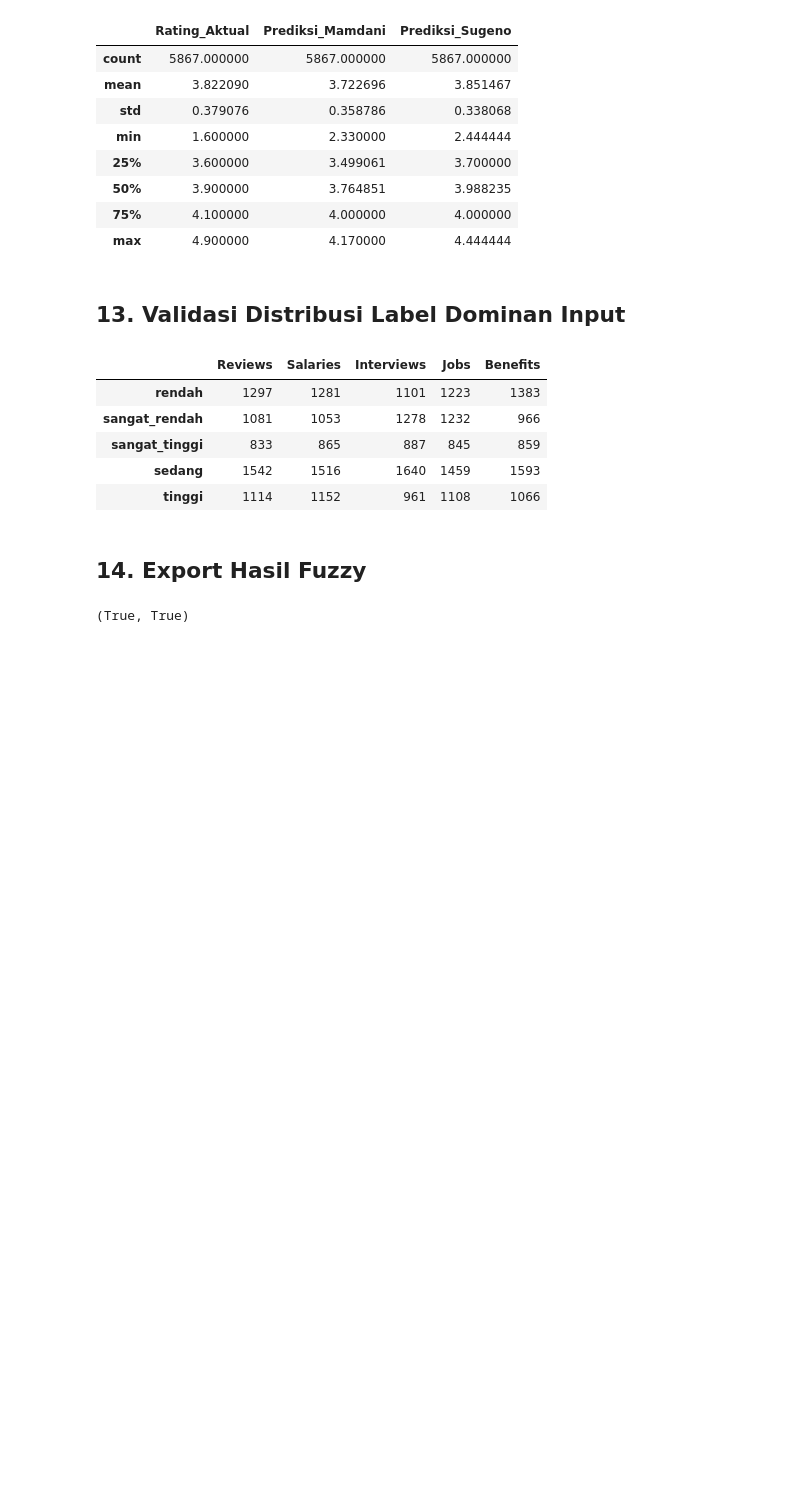
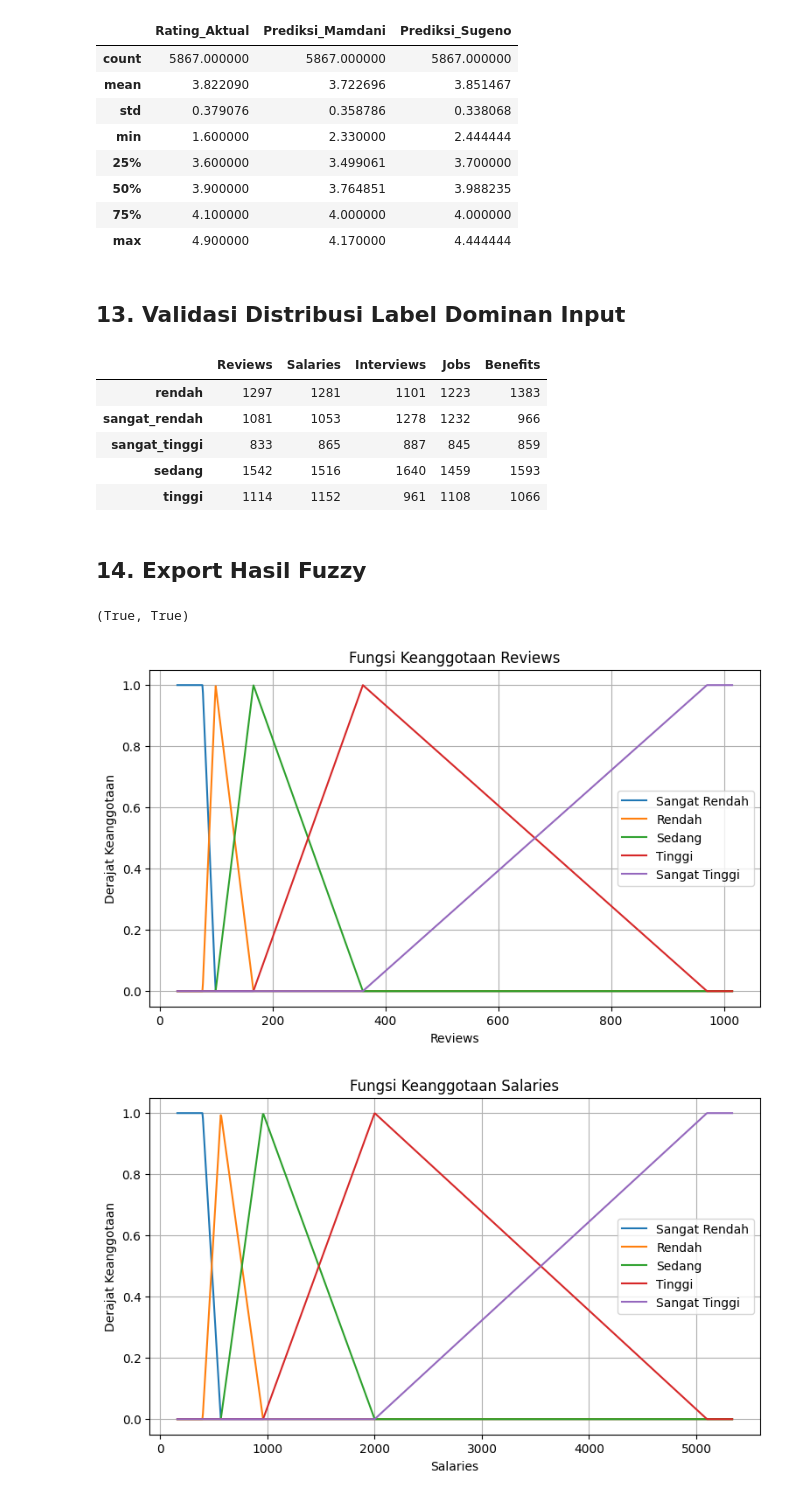
Before and after one commit to aariffaqiih/CAK2HAB3-DASAR-KECERDASAN-ARTIFISIAL, a Jupyter notebook: TUGAS BESAR/FF (2).ipynb, the cells around one changed output. Drawn from its saved outputs; the diff is of its cells as text; code cells hidden in the pictures; blank space fills up the shorter version.

```diff
--- a/TUGAS BESAR/FF (2).ipynb
+++ b/TUGAS BESAR/FF (2).ipynb
@@ -537,3 +538,44 @@ hasil_evaluasi.to_csv('evaluasi_fuzzy_final_fix.csv', index=False)
 Path('hasil_prediksi_fuzzy_final_fix.csv').exists(), Path('evaluasi_fuzzy_final_fix.csv').exists()
 # %% [output]
 (True, True)
+# %%
+def plot_fuzzy_variable(nama_variabel, params, x_min=None, x_max=None, jumlah_titik=1000):
+    semua_batas = []
+
+    for p in params.values():
+        semua_batas.extend(p[1:])
+
+    if x_min is None:
+        x_min = min(semua_batas)
+
+    if x_max is None:
+        x_max = max(semua_batas)
+
+    rentang = x_max - x_min
+    x_min_plot = x_min - 0.05 * rentang
+    x_max_plot = x_max + 0.05 * rentang
+
+    x = np.linspace(x_min_plot, x_max_plot, jumlah_titik)
+
+    plt.figure(figsize=(9, 5))
+
+    for label, parameter in params.items():
+        y = [hitung_mf(nilai, parameter) for nilai in x]
+        plt.plot(x, y, label=label.replace('_', ' ').title())
+
+    plt.title(f'Fungsi Keanggotaan {nama_variabel}')
+    plt.xlabel(nama_variabel)
+    plt.ylabel('Derajat Keanggotaan')
+    plt.ylim(-0.05, 1.05)
+    plt.grid(True)
+    plt.legend()
+    plt.show()
+# %%
+for nama_variabel in input_params:
+    plot_fuzzy_variable(
+        nama_variabel=nama_variabel,
+        params=input_params[nama_variabel]
+    )
+# %% [output]
+[figure, added]
+[figure, added]
```
Also changed, not shown: parts of 14 cells of this notebook.
